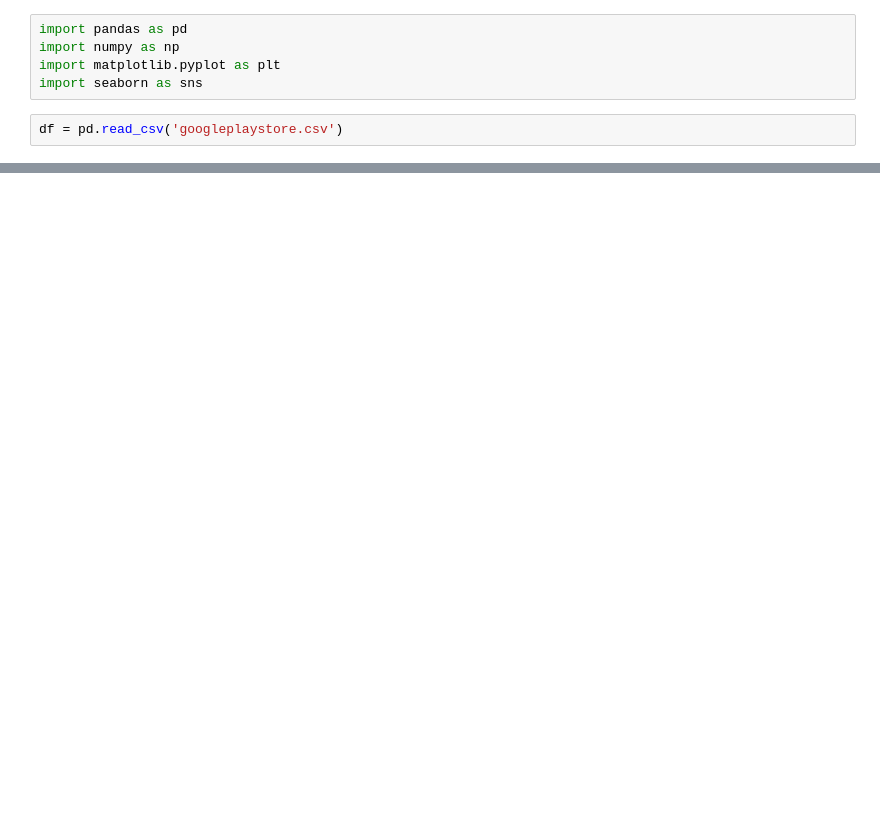
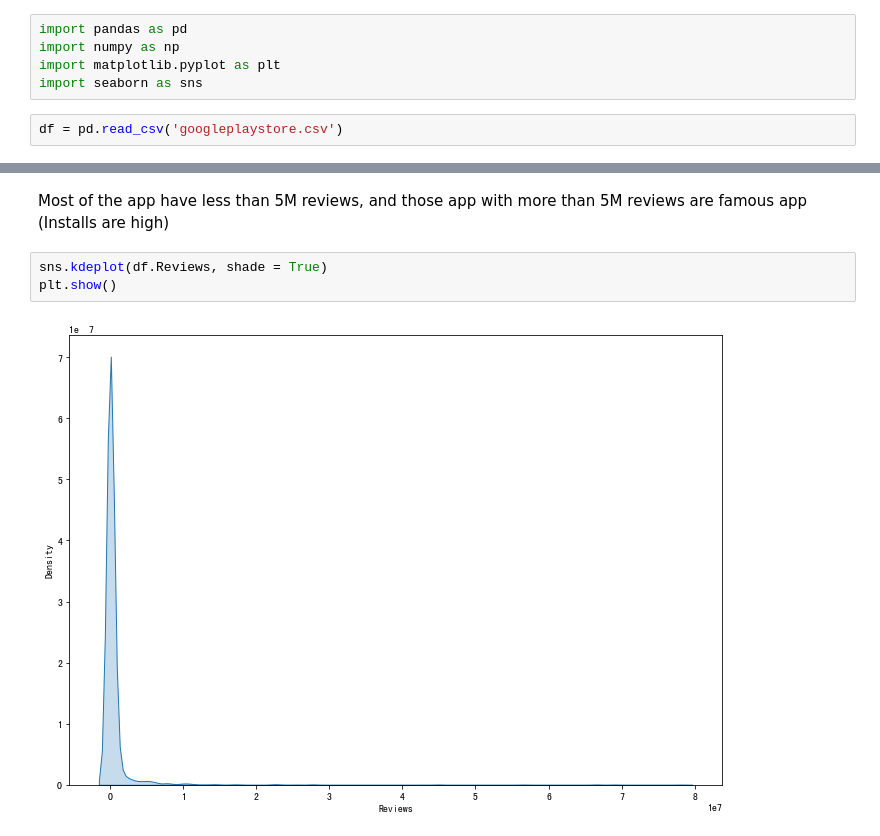
Before and after one commit to schien0525/data_project, a Jupyter notebook: Google Play Store Apps/GooglePlay.ipynb, the cells around one changed output, grey strips where cells are left out. Saved outputs shown, nothing was run; the diff lists cells and outputs as text; blank space fills up the shorter version.

```diff
--- a/Google Play Store Apps/GooglePlay.ipynb
+++ b/Google Play Store Apps/GooglePlay.ipynb
@@ -21,0 +111,7 @@ df.head(10)
+# %% [markdown]
+Most of the app have less than 5M reviews, and those app with more than 5M reviews are famous app (Installs are high)
+# %%
+sns.kdeplot(df.Reviews, shade = True)
+plt.show()
+# %% [output]
+[figure, added]
```
Also changed, not shown: parts of 15 cells of this notebook.
